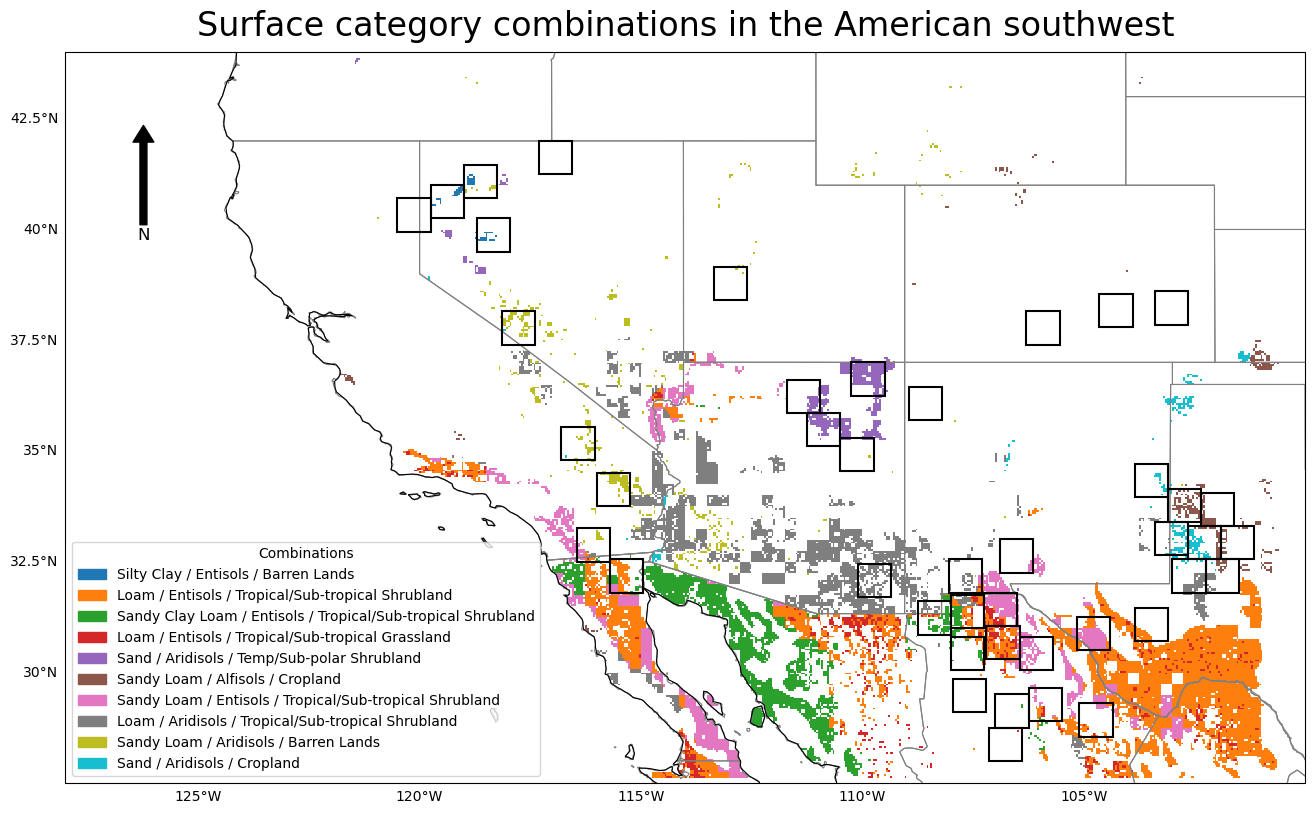
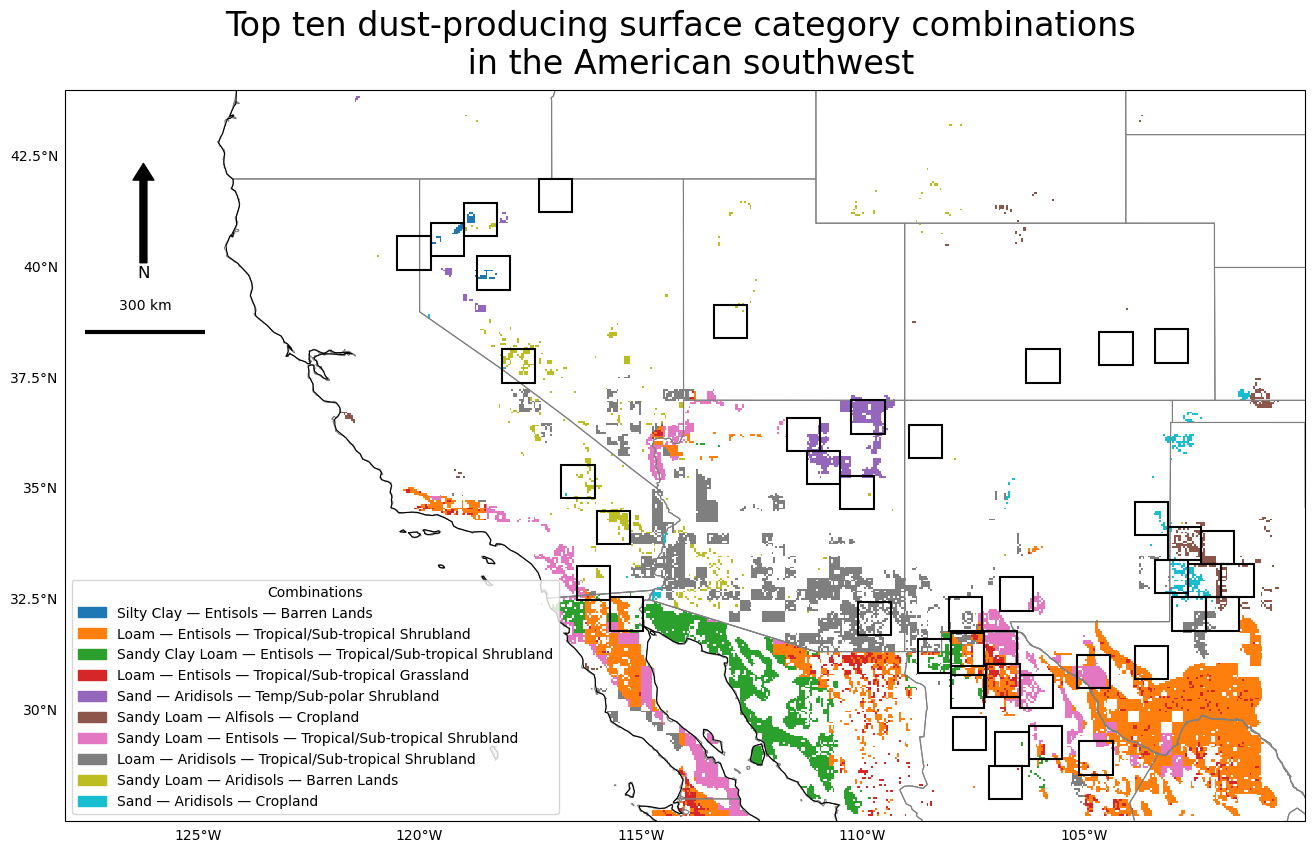
The notebook cell's code change between the first figure and the second:
--- before
+++ after
@@ -46,7 +46,7 @@
 add_squares_to_plot(ax, color="black", linewidth=1.5)
 add_north_arrow(ax)
-# add_scale_bar(ax, location=(0.015, 0.63))
+add_scale_bar(ax, location=(0.24, 0.63))
 
-ax.set_title("Surface category combinations in the American southwest", fontsize=24, pad=12)
+ax.set_title("Top ten dust-producing surface category combinations \n in the American southwest", fontsize=24, pad=12)
 
 all_states_provinces = cfeature.NaturalEarthFeature(category='cultural',
@@ -65,6 +65,6 @@
         color=id_to_color[row["combo_id"]],
         label=(
-            f"{row['texture']} / "
-            f"{row['soil_order']} / "
+            f"{row['texture']} — "
+            f"{row['soil_order']} — "
             f"{row['surface_cover']}"
         )

Commit: Fixing combo bar chart, which still had nulls in total calculation